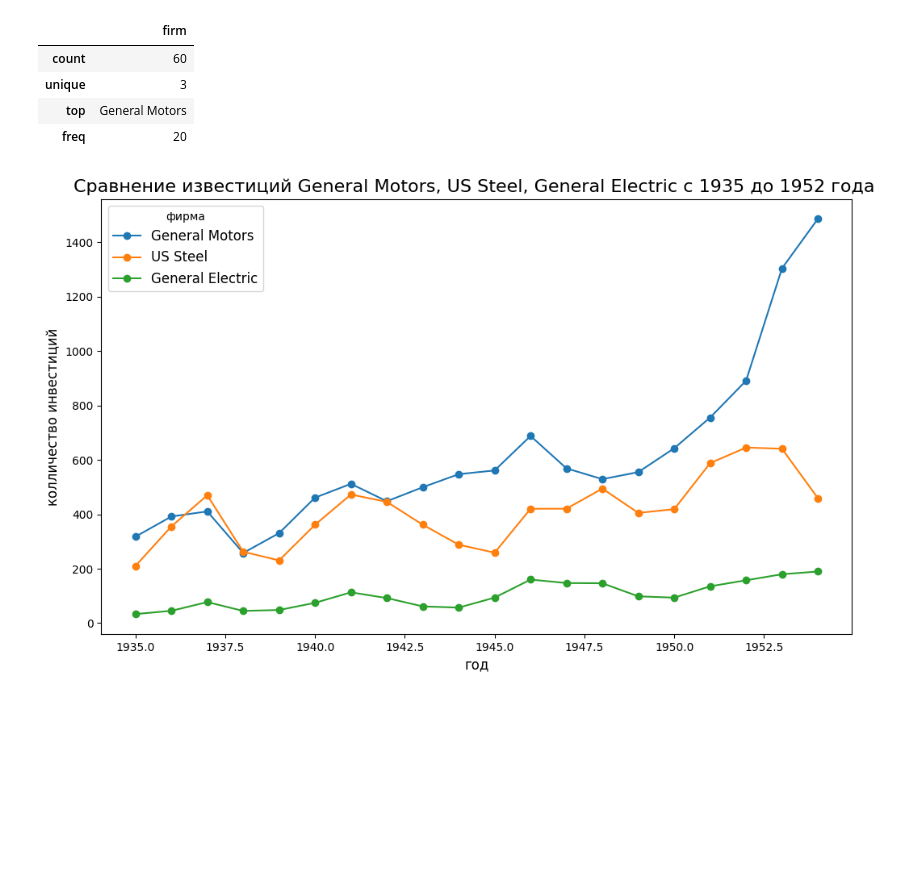
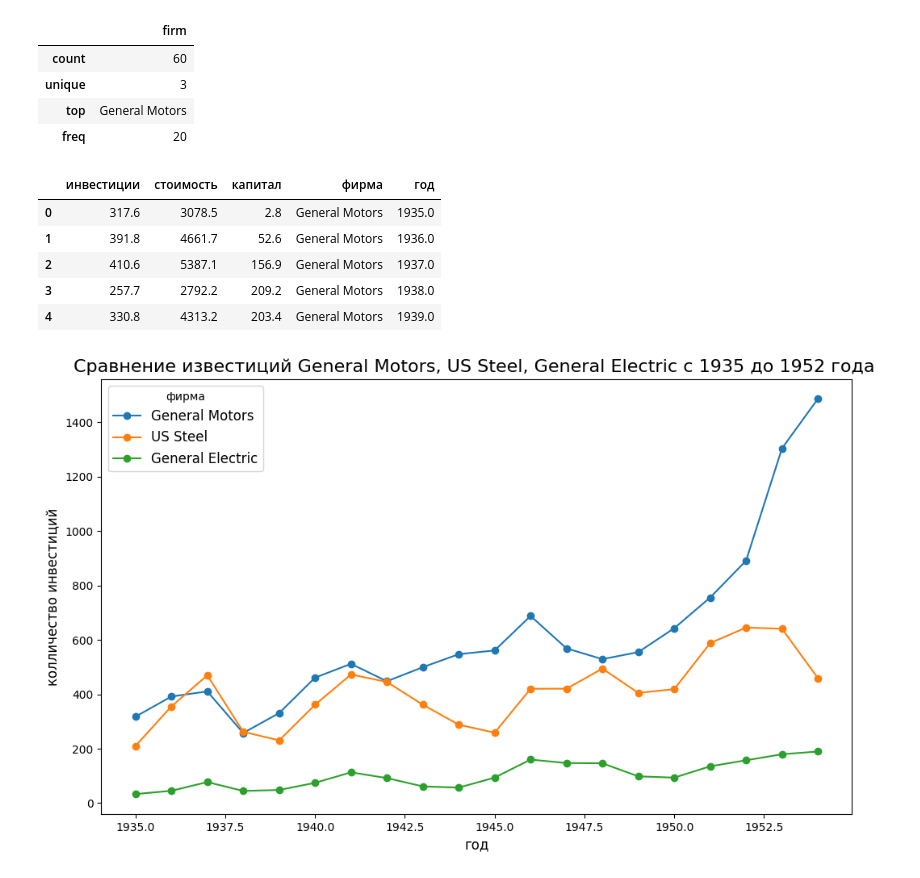
Before and after one commit to tomas098con/BSU-homeworks, a Jupyter notebook: Лабораторная работа3/Лабораторная работа3.ipynb, the cells around one changed output. Drawn from its saved outputs; the diff is of its cells as text; code cells hidden in the pictures; blank space fills up the shorter version.

```diff
--- a/Лабораторная работа3/Лабораторная работа3.ipynb
+++ b/Лабораторная работа3/Лабораторная работа3.ipynb
@@ -95,6 +96,16 @@ display(df_1.describe(include= 'object'))
 | unique | 3 |
 | top | General Motors |
 | freq | 20 |
+# %%
+df_1 = df_1.rename(columns= {'invest': 'инвестиции', 'value': 'стоимость', 'capital': 'капитал', 'firm': 'фирма', 'year': 'год'})
+display(df_1.head(5))
+# %% [output]
+|  | инвестиции | стоимость | капитал | фирма | год |
+| 0 | 317.6 | 3078.5 | 2.8 | General Motors | 1935.0 |
+| 1 | 391.8 | 4661.7 | 52.6 | General Motors | 1936.0 |
+| 2 | 410.6 | 5387.1 | 156.9 | General Motors | 1937.0 |
+| 3 | 257.7 | 2792.2 | 209.2 | General Motors | 1938.0 |
+| 4 | 330.8 | 4313.2 | 203.4 | General Motors | 1939.0 |
 # %%
 plt.figure(figsize= (12, 7))
 
```
Also changed, not shown: parts of 4 cells of this notebook, 5 other files.
